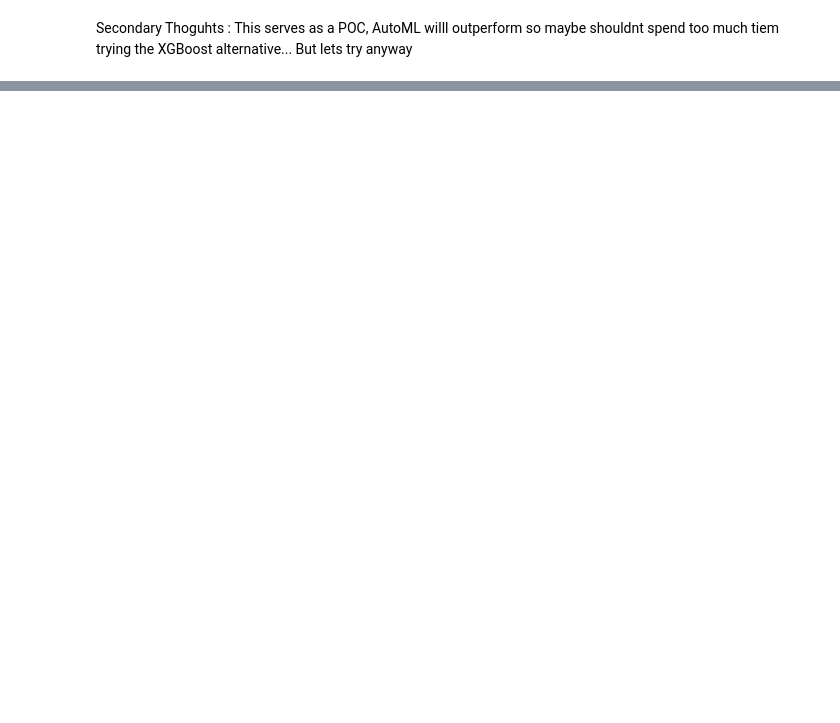
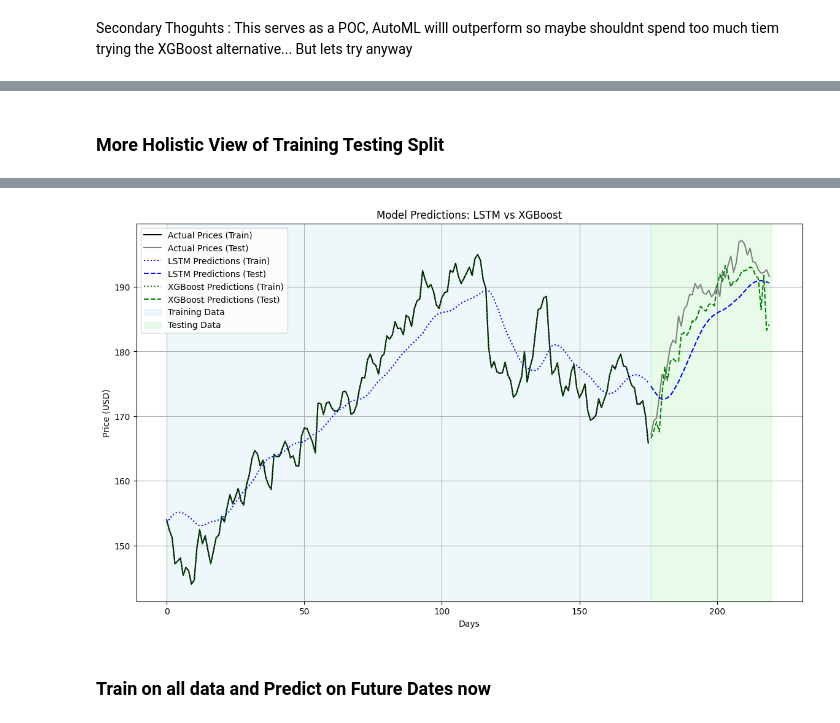
Before and after one commit to nhowley72/ML-Projects, a Jupyter notebook: Supervised Learning/stocks.ipynb, the cells around one changed output, grey strips where cells are left out. Drawn from its saved outputs; the diff is of its cells as text; code cells hidden in the pictures; blank space fills up the shorter version.

```diff
--- a/Supervised Learning/stocks.ipynb
+++ b/Supervised Learning/stocks.ipynb
@@ -263,0 +417,30 @@ The XGBoost model performed better.
+# %% [markdown]
+### More Holistic View of Training Testing Split
+# %%
+# Plot Comparison with Background Colors
+plt.figure(figsize=(14, 8))
+
+# Plot actual prices
+plt.plot(range(len(y_train)), scaler.inverse_transform(y_train.reshape(-1, 1)), label="Actual Prices (Train)", color='black')
+plt.plot(range(len(y_train), len(y_train) + len(y_test)), y_test_unscaled, label="Actual Prices (Test)", color='gray')
+
+# Plot LSTM predictions
+plt.plot(range(len(y_train)), scaler.inverse_transform(lstm_model.predict(X_train)), label="LSTM Predictions (Train)", color='blue', linestyle='dotted')
+plt.plot(range(len(y_train), len(y_train) + len(y_test)), lstm_predictions, label="LSTM Predictions (Test)", color='blue', linestyle='dashed')
+
+# Plot XGBoost predictions
+plt.plot(range(len(y_train)), scaler.inverse_transform(xgb_model.predict(X_train.reshape(X_train.shape[0], -1)).reshape(-1, 1)), label="XGBoost Predictions (Train)", color='green', linestyle='dotted')
+plt.plot(range(len(y_train), len(y_train) + len(y_test)), xgb_predictions, label="XGBoost Predictions (Test)", color='green', linestyle='dashed')
+
+# Highlight training and testing regions
+plt.axvspan(0, len(y_train), color='lightblue', alpha=0.2, label='Training Data')
+plt.axvspan(len(y_train), len(y_train) + len(y_test), color='lightgreen', alpha=0.2, label='Testing Data')
+
+# Add titles and labels
+plt.title("Model Predictions: LSTM vs XGBoost")
+plt.xlabel("Days")
+plt.ylabel("Price (USD)")
+plt.legend()
+plt.grid()
+plt.show()
+# %% [output]
@@ -263,0 +448,3 @@ The XGBoost model performed better.
+[figure, added]
+# %% [markdown]
+### Train on all data and Predict on Future Dates now
```
Also changed, not shown: parts of 23 cells of this notebook.
